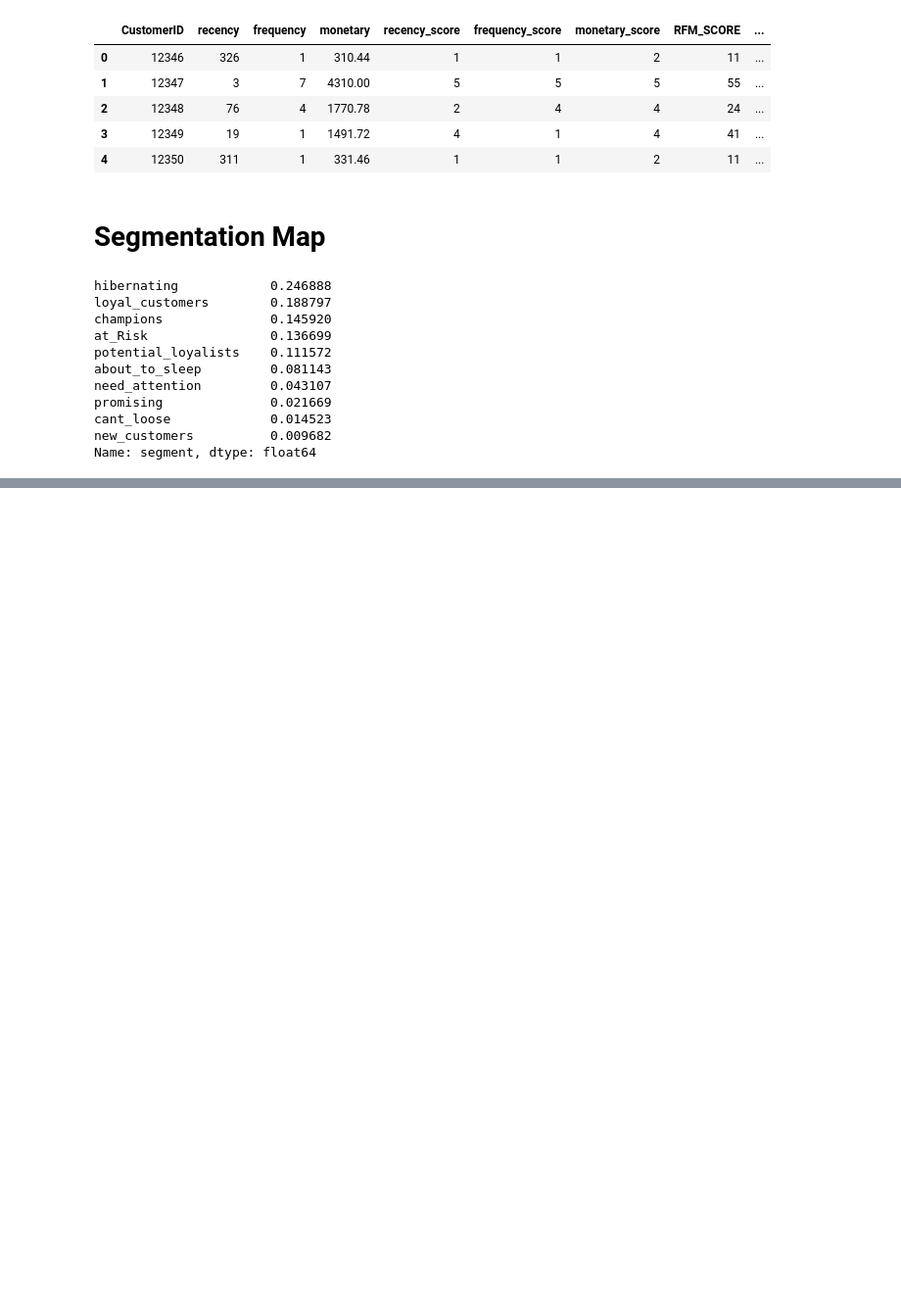
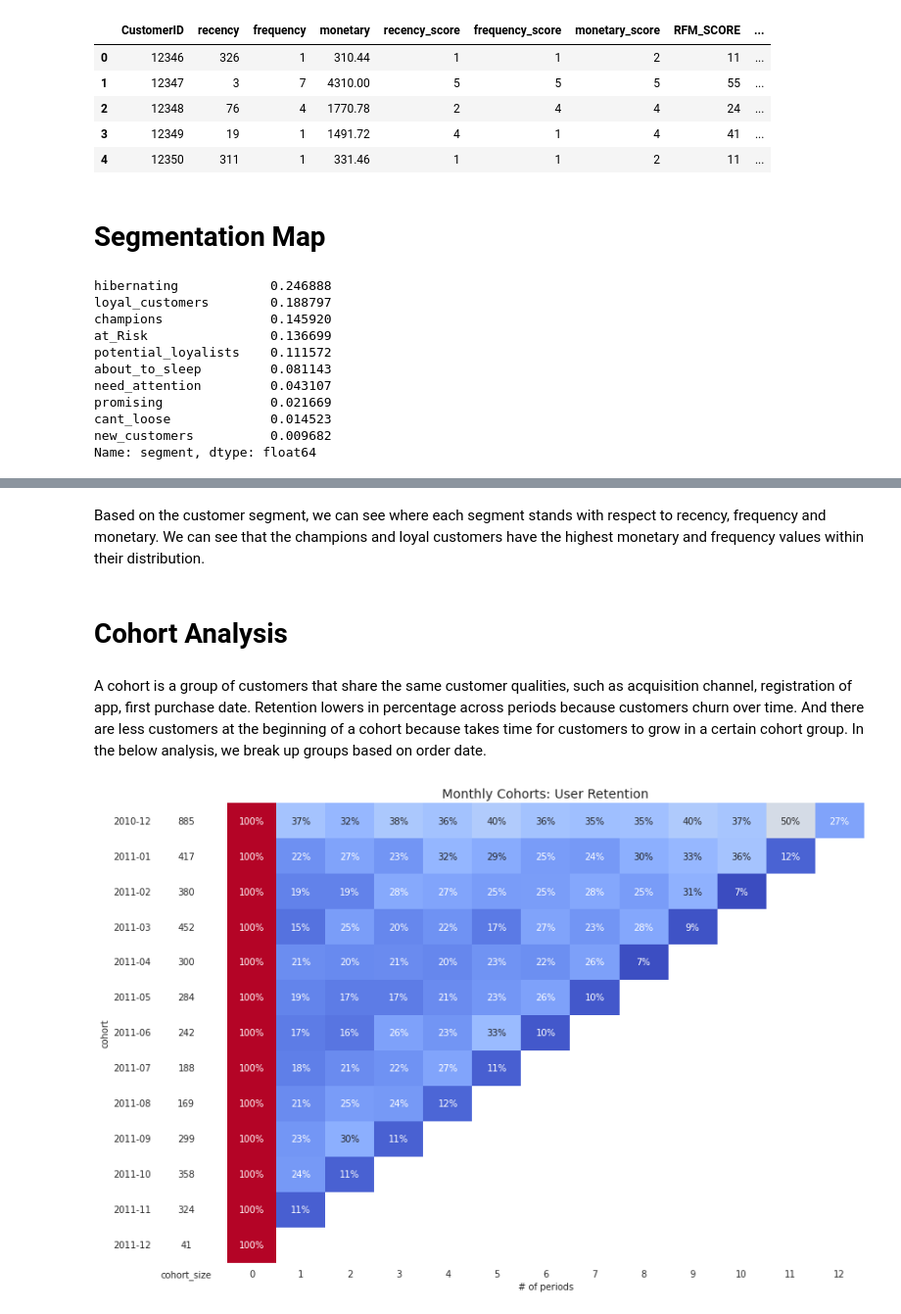
Before and after one commit to mindyng/2022-Business-Projects, a Jupyter notebook: customer-relationship-management.ipynb, the cells around one changed output, grey strips where cells are left out. Shown at 98% size. Saved outputs shown, nothing was run; the diff lists cells and outputs as text; code cells hidden in the pictures; blank space fills up the shorter version.

```diff
--- a/customer-relationship-management.ipynb
+++ b/customer-relationship-management.ipynb
@@ -338,0 +378,48 @@ We can easily see from this percentage break down that top 3 of the user base is
+# %% [markdown]
+Based on the customer segment, we can see where each segment stands with respect to recency, frequency and monetary. We can see that the champions and loyal customers have the highest monetary and frequency values within their distribution.
+# %% [markdown]
+# Cohort Analysis
+# %% [markdown]
+A cohort is a group of customers that share the same customer qualities, such as acquisition channel, registration of app, first purchase date. Retention lowers in percentage across periods because customers churn over time. And there are less customers at the beginning of a cohort because takes time for customers to grow in a certain cohort group. In the below analysis, we break up groups based on order date.
+# %%
+def CohortAnalysis(dataframe):
+
+    data = dataframe.copy()
+    data = data[['CustomerID', 'InvoiceNo', 'InvoiceDate']].drop_duplicates()
+    data['order_month'] = data['InvoiceDate'].dt.to_period('M')
+    data['cohort'] = data.groupby('CustomerID')['InvoiceDate']\
+    .transform('min').dt.to_period('M')
+    cohort_data = data.groupby(['cohort', 'order_month'])\
+    .agg(n_customers=('CustomerID', 'nunique')).reset_index(drop=False)
+    cohort_data['period_number'] = (cohort_data.order_month - cohort_data.cohort)\
+    .apply(attrgetter('n'))
+    cohort_pivot = cohort_data.pivot_table(index = 'cohort',
+                                           columns = 'period_number',
+                                           values = 'n_customers')
+    cohort_size = cohort_pivot.iloc[:,0]
+    retention_matrix = cohort_pivot.divide(cohort_size, axis = 0)
+    with sns.axes_style("white"):
+        fig, ax = plt.subplots(1, 2, figsize=(12, 8),
+                        sharey=True,
+                        gridspec_kw={'width_ratios': [1, 11]})
+        sns.heatmap(retention_matrix,
+                    mask = retention_matrix.isnull(),
+                    annot = True,
+                    cbar = False,
+                    fmt='.0%',
+                    cmap='coolwarm', ax=ax[1])
+        ax[1].set_title('Monthly Cohorts: User Retention', fontsize=14)
+        ax[1].set(xlabel='# of periods',
+                  ylabel='')
+        white_cmap = mcolors.ListedColormap(['white'])
+        sns.heatmap(pd.DataFrame(cohort_size).rename(columns={0: 'cohort_size'}),
+                    annot=True,
+                    cbar = False,
+                    fmt='g',
+                    cmap=white_cmap,
+                    ax=ax[0])
+        fig.tight_layout()
+
+CohortAnalysis(df)
+# %% [output]
+[figure, added]
```
Also changed, not shown: parts of 16 cells of this notebook.
